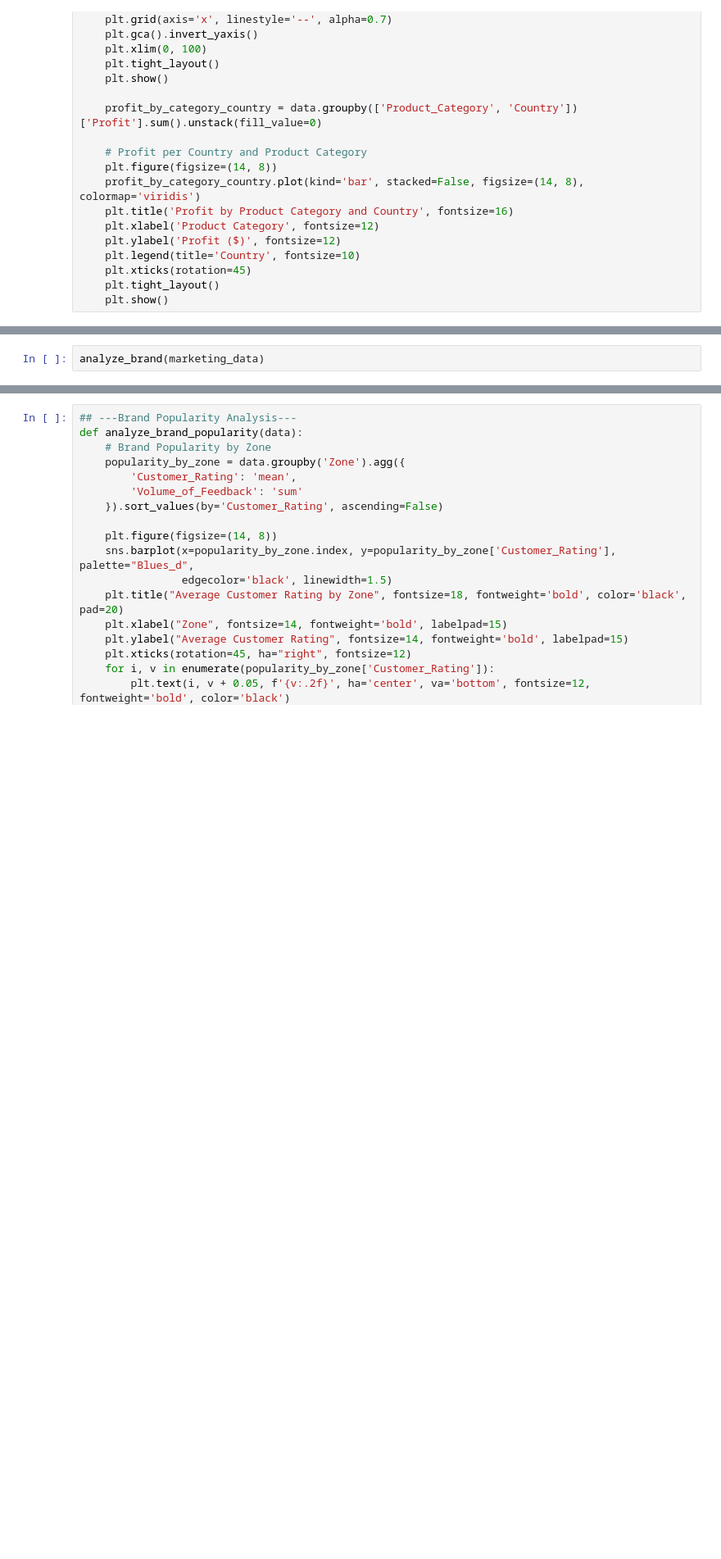
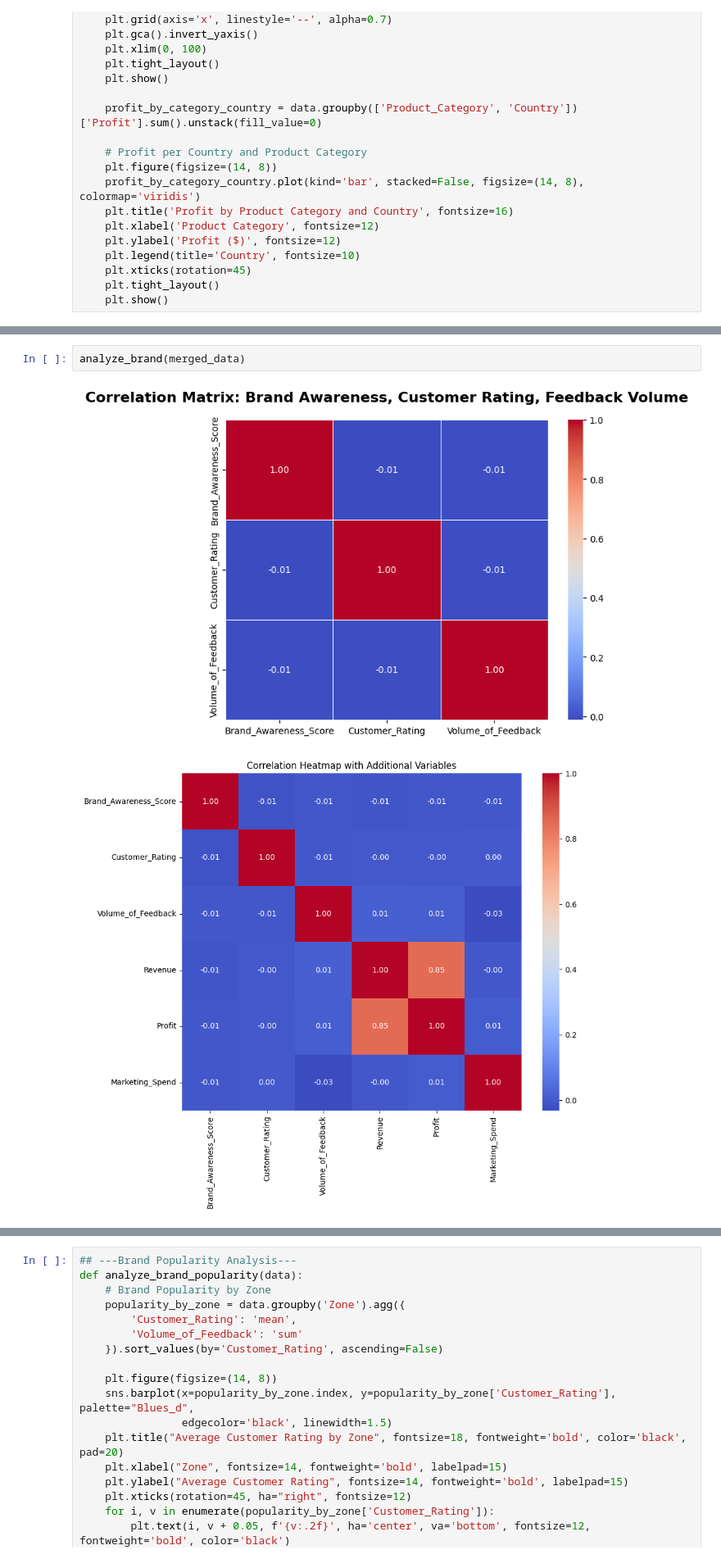
Before and after one commit to surajsajwan00/AB-InBev-Case-Study, a Jupyter notebook: myWork.ipynb, the cells around one changed output, grey strips where cells are left out. Shown at 82% size. Drawn from its saved outputs; the diff is of its cells as text; blank space fills up the shorter version.

```diff
--- a/myWork.ipynb
+++ b/myWork.ipynb
@@ -201,2 +267,5 @@ def analyze_brand(data):
 # %%
-analyze_brand(marketing_data)
+analyze_brand(merged_data)
+# %% [output]
+[figure, added]
+[figure, added]
```
Also changed, not shown: parts of 15 cells of this notebook, 6 other files.
